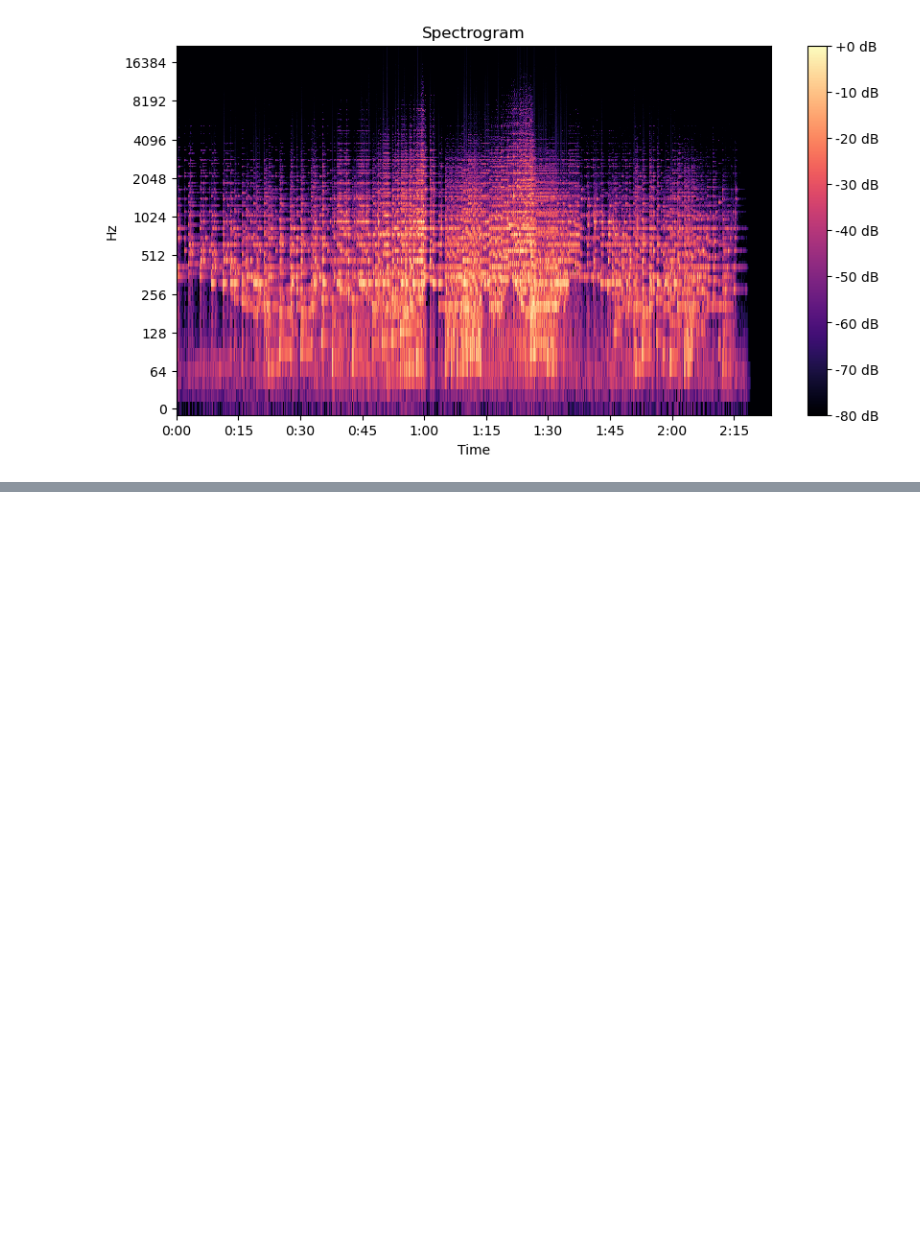
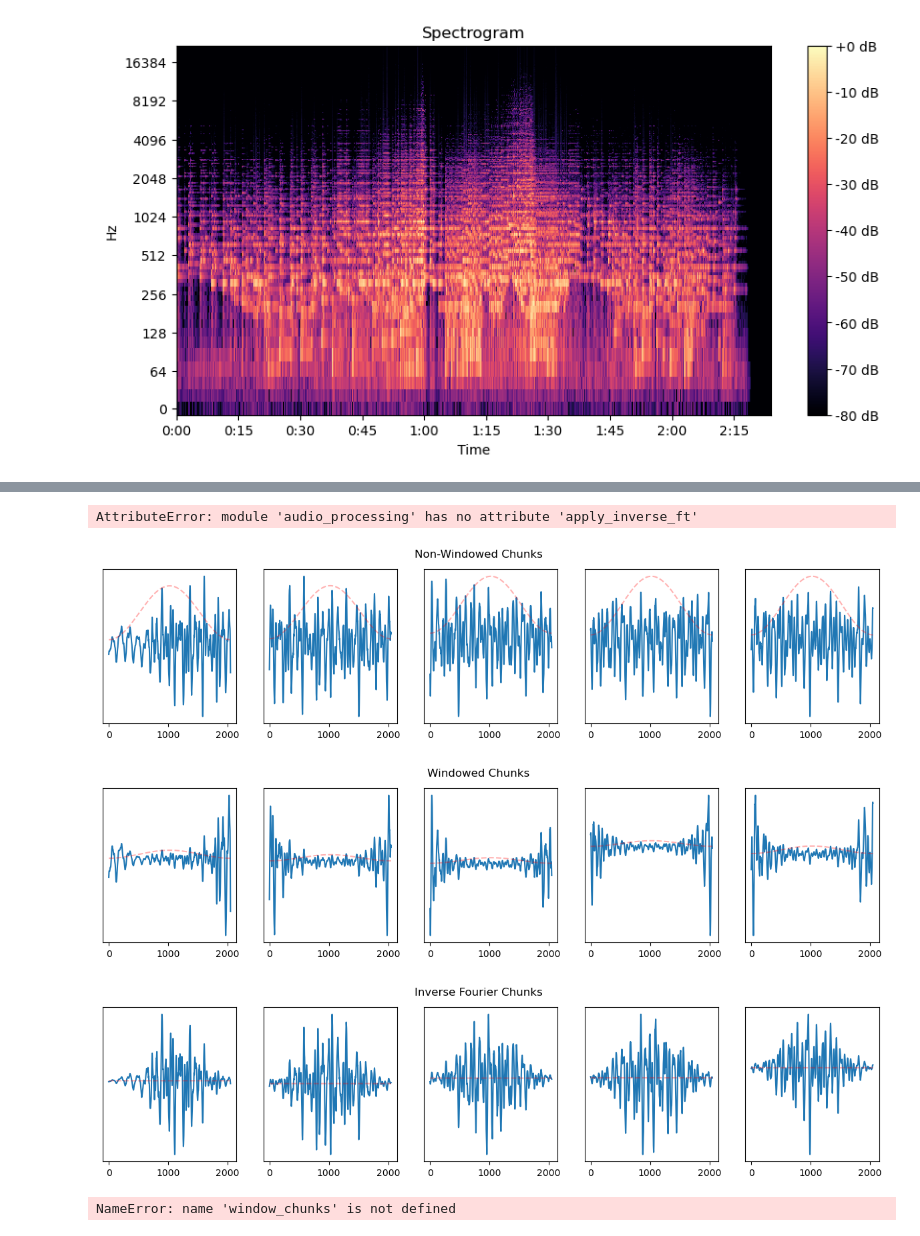
Before and after one commit to jambory/MusicSourceSeparation, a Jupyter notebook: audio_processing/audio_processing_report.ipynb, the cells around one changed output, grey strips where cells are left out. Drawn from its saved outputs; the diff is of its cells as text; code cells hidden in the pictures; blank space fills up the shorter version.

```diff
--- a/audio_processing/audio_processing_report.ipynb
+++ b/audio_processing/audio_processing_report.ipynb
@@ -110,0 +115,5 @@ plt.show()
+# %%
+windowed_chunks = ad.apply_inverse_ft(ft_data)
+windowed_chunks
+# %% [output]
+AttributeError: module 'audio_processing' has no attribute 'apply_inverse_ft'
@@ -110,0 +122,15 @@ plt.show()
+# %%
+ad.window_signal(data)
+hamming = ad.hamming_window(2048) * 0.5
+fig3, axes3 = plt.subplots(1,5,figsize=(15,3))
+
+fig3.suptitle("Inverse Fourier Chunks")
+
+for i in range(5):
+    axes3[i].plot(windowed_chunks[i+4950])
+    axes3[i].plot(hamming, 'r--', alpha=0.3)
+    axes3[i].set_yticks([])
+# %% [output]
+[figure, added]
+[figure, added]
+[figure, added]
@@ -110,0 +154,4 @@ plt.show()
+# %%
+original_chunks = window_chunks(windowed_chunks)
+# %% [output]
+NameError: name 'window_chunks' is not defined
```
Also changed, not shown: parts of 11 cells of this notebook, 16 other files.
